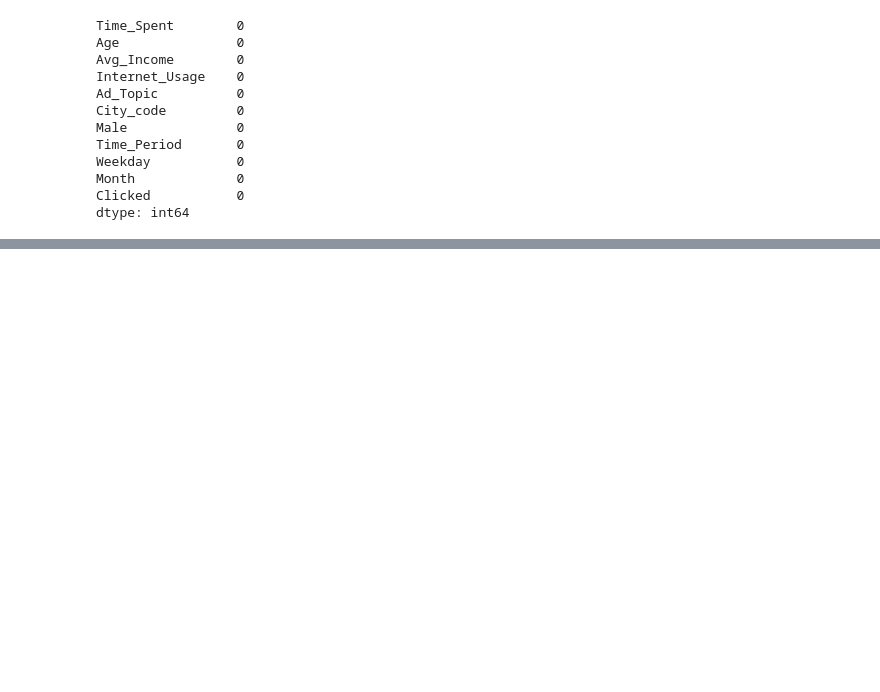
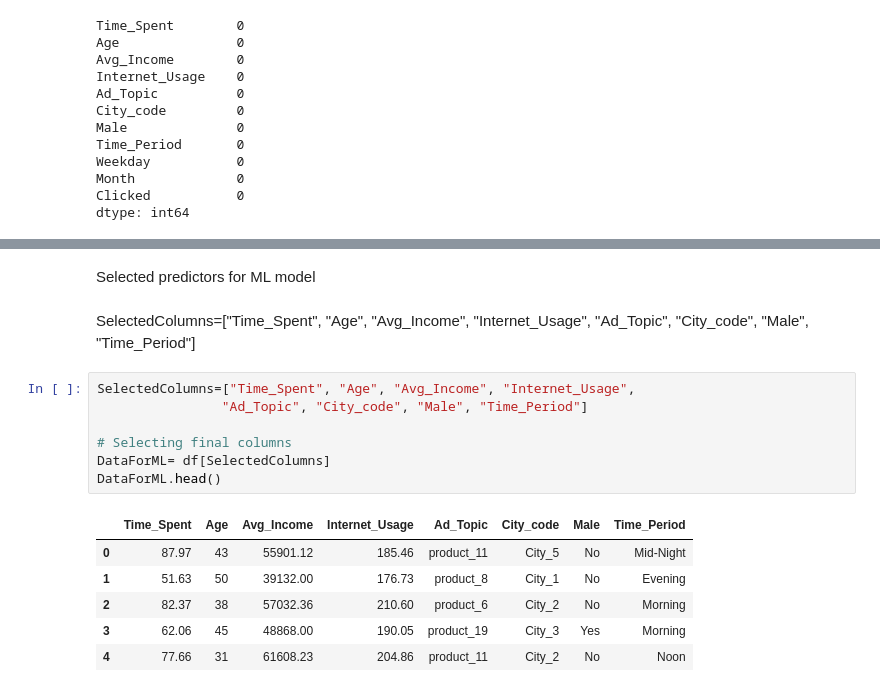
Before and after one commit to ramakrishnaelidandi/Advertisement-click-prediction, a Jupyter notebook: data_set.ipynb, the cells around one changed output, grey strips where cells are left out. Drawn from its saved outputs; the diff is of its cells as text; blank space fills up the shorter version.

```diff
--- a/data_set.ipynb
+++ b/data_set.ipynb
@@ -206,0 +306,19 @@ Feature selection
+# %% [markdown]
+Selected predictors for ML model
+# %% [markdown]
+SelectedColumns=["Time_Spent", "Age", "Avg_Income", "Internet_Usage",
+                "Ad_Topic", "City_code", "Male", "Time_Period"]
+# %%
+SelectedColumns=["Time_Spent", "Age", "Avg_Income", "Internet_Usage",
+                "Ad_Topic", "City_code", "Male", "Time_Period"]
+
+# Selecting final columns
+DataForML= df[SelectedColumns]
+DataForML.head()
+# %% [output]
+|  | Time_Spent | Age | Avg_Income | Internet_Usage | Ad_Topic | City_code | Male | Time_Period |
+| 0 | 87.97 | 43 | 55901.12 | 185.46 | product_11 | City_5 | No | Mid-Night |
+| 1 | 51.63 | 50 | 39132.00 | 176.73 | product_8 | City_1 | No | Evening |
+| 2 | 82.37 | 38 | 57032.36 | 210.60 | product_6 | City_2 | No | Morning |
+| 3 | 62.06 | 45 | 48868.00 | 190.05 | product_19 | City_3 | Yes | Morning |
+| 4 | 77.66 | 31 | 61608.23 | 204.86 | product_11 | City_2 | No | Noon |
```
Also changed, not shown: parts of 9 cells of this notebook.
